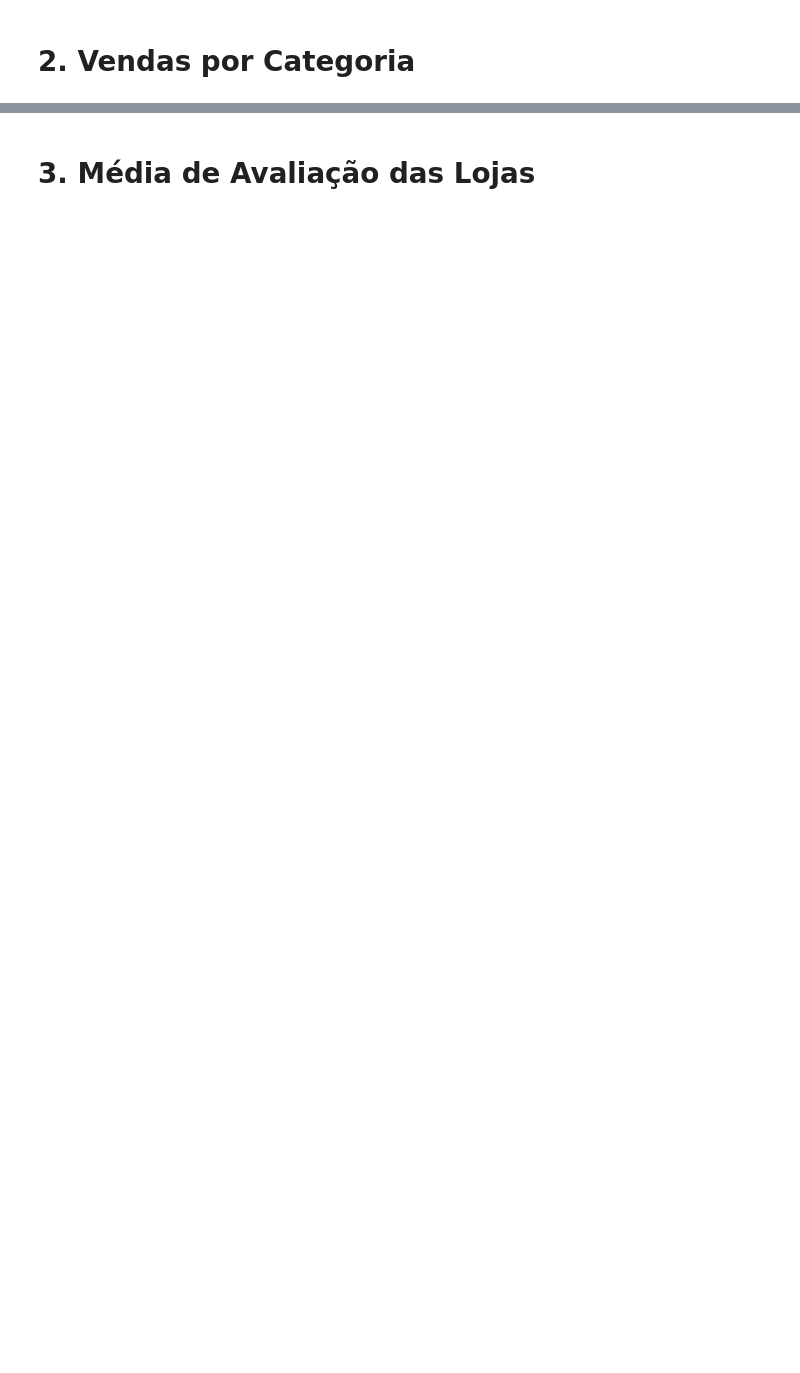
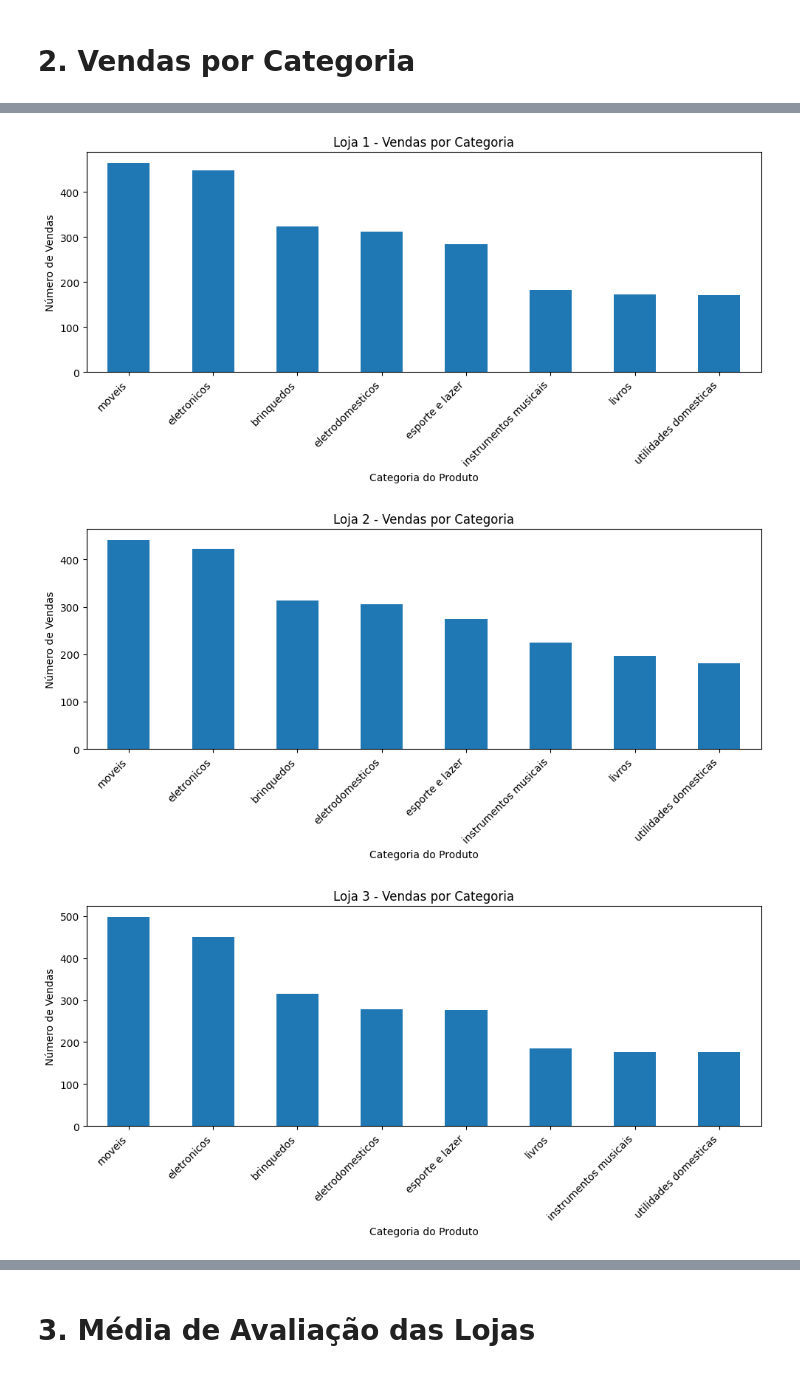
Before and after one commit to TheGabrielVieira/challenge1-data-science-main, a Jupyter notebook: AluraStoreBr.ipynb, the cells around one changed output, grey strips where cells are left out. Drawn from its saved outputs; the diff is of its cells as text; code cells hidden in the pictures; blank space fills up the shorter version.

```diff
--- a/AluraStoreBr.ipynb
+++ b/AluraStoreBr.ipynb
@@ -26,2 +70,19 @@ loja.head()
 # %% [markdown]
 # 2. Vendas por Categoria
+# %%
+categorias_loja1 = loja1.groupby('Categoria do Produto').size().sort_values(ascending=False)
+categorias_loja2 = loja2.groupby('Categoria do Produto').size().sort_values(ascending=False)
+categorias_loja3 = loja3.groupby('Categoria do Produto').size().sort_values(ascending=False)
+categorias_loja4 = loja4.groupby('Categoria do Produto').size().sort_values(ascending=False)
+
+print("Loja 1 - Vendas por Categoria:")
+print(categorias_loja1, end="\n\n")
+
+print("Loja 2 - Vendas por Categoria:")
+print(categorias_loja2, end="\n\n")
+
+print("Loja 3 - Vendas por Categoria:")
+print(categorias_loja3, end="\n\n")
+
+print("Loja 4 - Vendas por Categoria:")
+print(categorias_loja4)
@@ -27,0 +107,23 @@ loja.head()
+# %%
+import matplotlib.pyplot as plt
+
+# Função para plotar gráfico de barras
+def plot_vendas_por_categoria(categorias, titulo):
+    plt.figure(figsize=(10, 5))
+    categorias.plot(kind='bar')
+    plt.title(titulo)
+    plt.xlabel('Categoria do Produto')
+    plt.ylabel('Número de Vendas')
+    plt.xticks(rotation=45, ha='right')
+    plt.tight_layout()
+    plt.show()
+
+# Plotando os gráficos
+plot_vendas_por_categoria(categorias_loja1, 'Loja 1 - Vendas por Categoria')
+plot_vendas_por_categoria(categorias_loja2, 'Loja 2 - Vendas por Categoria')
+plot_vendas_por_categoria(categorias_loja3, 'Loja 3 - Vendas por Categoria')
+plot_vendas_por_categoria(categorias_loja4, 'Loja 4 - Vendas por Categoria')
+# %% [output]
+[figure, added]
+[figure, added]
+[figure, added]
```
Also changed, not shown: parts of 12 cells of this notebook.
